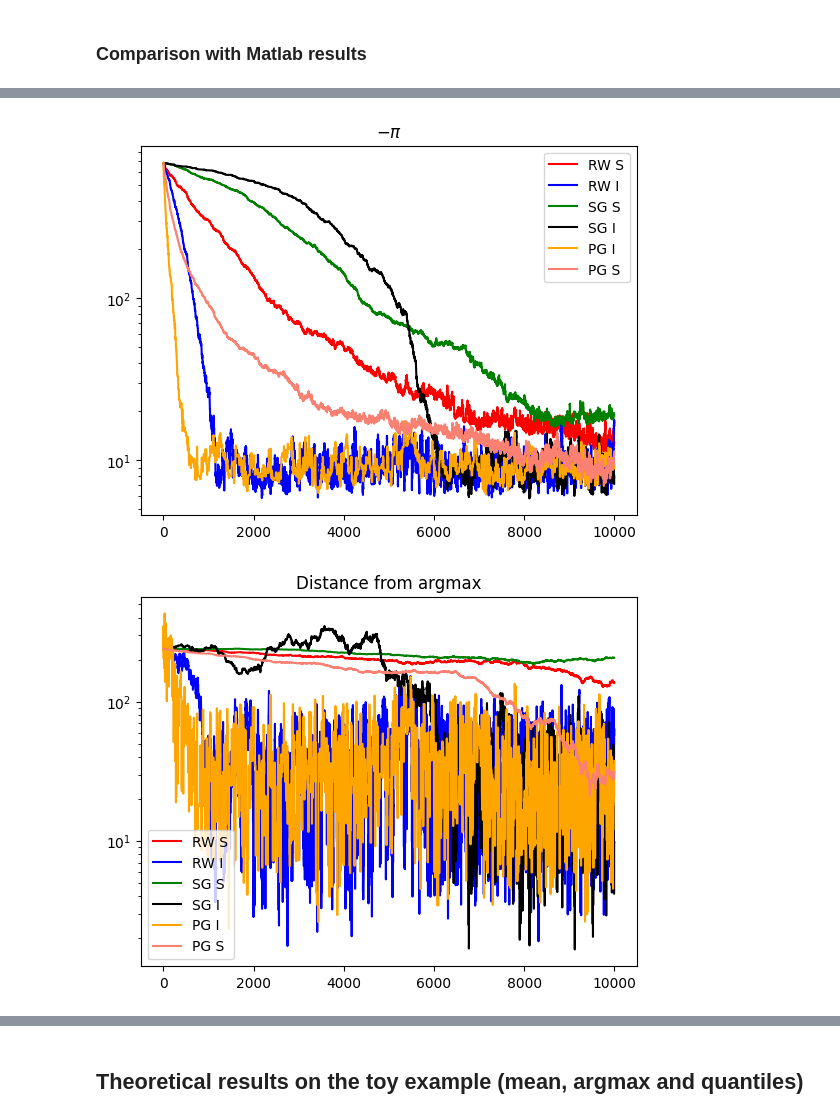
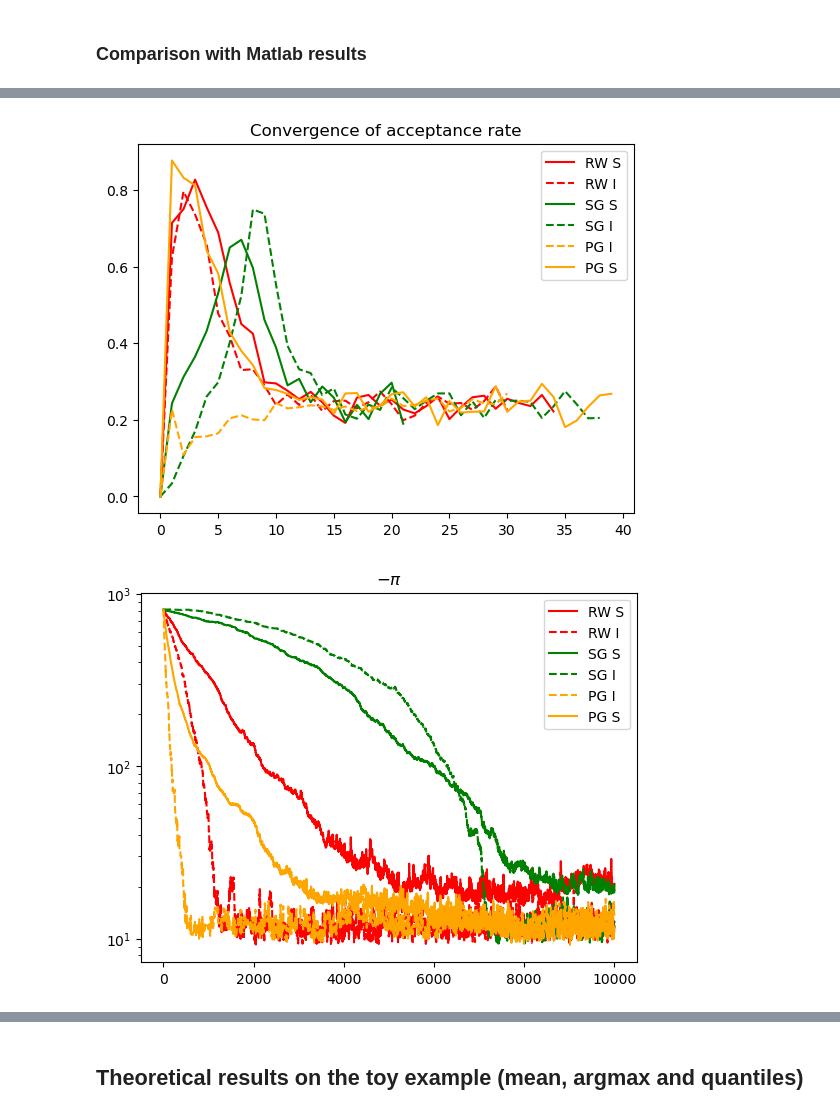
Before and after one commit to vetlerl/mcmc-epidemic, a Jupyter notebook: toy_example_graphics.ipynb, the cells around one changed output, grey strips where cells are left out. Cells and saved outputs as stored; diff of their text form; code cells hidden in the pictures.

```diff
--- a/toy_example_graphics.ipynb
+++ b/toy_example_graphics.ipynb
@@ -106,10 +106,10 @@ Y = Computation_Y_circ_test(T, a, b)
 # %% [markdown]
 ### Comparison with Matlab results
 # %%
-# theta_tab_s, accepts_s, gammas_s = MetropolisHastings_test(T, Lambda, Y, a,b, niter=1e5,method="source")
-# theta_tab_i, accepts_i, gammas_i = MetropolisHastings_test(T, Lambda, Y, a,b, niter=1e5,method="image")
-# theta_tab_ss, accepts_ss, gammas_ss = MetropolisHastings_test(T, Lambda, Y, a,b, niter=1e5,method="subdiff_source")
-# theta_tab_si, accepts_si, gammas_si = MetropolisHastings_test(T, Lambda, Y, a,b, niter=1e5,method="subdiff_image")
-# theta_tab_pi, accepts_pi, gammas_pi = MH_Prox_Image_test(T, Lambda, Y, a, b, niter=1e5)
+theta_tab_s, accepts_s, gammas_s = MetropolisHastings_test(T, Lambda, Y, a,b, niter=1e5,method="source")
+theta_tab_i, accepts_i, gammas_i = MetropolisHastings_test(T, Lambda, Y, a,b, niter=1e5,method="image")
+theta_tab_ss, accepts_ss, gammas_ss = MetropolisHastings_test(T, Lambda, Y, a,b, niter=1e5,method="subdiff_source")
+theta_tab_si, accepts_si, gammas_si = MetropolisHastings_test(T, Lambda, Y, a,b, niter=1e5,method="subdiff_image")
+theta_tab_pi, accepts_pi, gammas_pi = MH_Prox_Image_test(T, Lambda, Y, a, b, niter=1e5)
 theta_tab_ps, accepts_ps, gammas_ps = MH_Prox_Source_test(T, Lambda, Y, a, b, niter=1e5)
 # %% [output]
@@ -134,11 +123,22 @@ End of the burn-in
 plt.figure()
 plt.title("Convergence of gamma")
 plt.plot(gammas_s, color = "red", label = "RW S")
-plt.plot(gammas_i, color = "blue", label = "RW I")
+plt.plot(gammas_i, color = "red",linestyle="--", label = "RW I")
 plt.plot(gammas_ss, color = "green", label = "SG S")
-plt.plot(gammas_si, color = "black", label = "SG I")
-plt.plot(gammas_pi, color = "orange", label = "PG I")
-plt.plot(gammas_ps, color = "salmon", label = "PG S")
+plt.plot(gammas_si, color = "green",linestyle="--", label = "SG I")
+plt.plot(gammas_pi, color = "orange", linestyle="--",label = "PG I")
+plt.plot(gammas_ps, color = "orange", label = "PG S")
+plt.legend()
+plt.show()
+
+plt.figure()
+plt.title("Convergence of acceptance rate")
+plt.plot(accepts_s, color = "red", label = "RW S")
+plt.plot(accepts_i, color = "red",linestyle="--", label = "RW I")
+plt.plot(accepts_ss, color = "green", label = "SG S")
+plt.plot(accepts_si, color = "green",linestyle="--", label = "SG I")
+plt.plot(accepts_pi, color = "orange", linestyle="--",label = "PG I")
+plt.plot(accepts_ps, color = "orange", label = "PG S")
 plt.legend()
 plt.show()
 
@@ -149,11 +149,11 @@ U, Delta, Vt = BuildUVDelta(D)
 A = BuildA(Delta, Vt)
 sh = Buildsh(T,a,b)
 plt.plot(-LogDistributionPi_Tab(theta_tab_s[:10000], Y, A, D, sh, Lambda), color = "red", label = "RW S")
-plt.plot(-LogDistributionPi_Tab(theta_tab_i[:10000], Y, A, D, sh, Lambda), color = "blue", label = "RW I")
+plt.plot(-LogDistributionPi_Tab(theta_tab_i[:10000], Y, A, D, sh, Lambda), color = "red",linestyle="--", label = "RW I")
 plt.plot(-LogDistributionPi_Tab(theta_tab_ss[:10000], Y, A, D, sh, Lambda), color = "green", label = "SG S")
-plt.plot(-LogDistributionPi_Tab(theta_tab_si[:10000], Y, A, D, sh, Lambda), color = "black", label = "SG I")
-plt.plot(-LogDistributionPi_Tab(theta_tab_pi[:10000], Y, A, D, sh, Lambda), color = "orange", label = "PG I")
-plt.plot(-LogDistributionPi_Tab(theta_tab_ps[:10000], Y, A, D, sh, Lambda), color = "salmon", label = "PG S")
+plt.plot(-LogDistributionPi_Tab(theta_tab_si[:10000], Y, A, D, sh, Lambda), color = "green",linestyle="--", label = "SG I")
+plt.plot(-LogDistributionPi_Tab(theta_tab_pi[:10000], Y, A, D, sh, Lambda), color = "orange",linestyle="--", label = "PG I")
+plt.plot(-LogDistributionPi_Tab(theta_tab_ps[:10000], Y, A, D, sh, Lambda), color = "orange", label = "PG S")
 plt.yscale("log")
 plt.legend()
 plt.show()
@@ -162,11 +162,11 @@ plt.figure()
 plt.title("Distance from argmax")
 argmax = ComputeArgmax(T, Lambda, Y,a,b)[0]
 plt.plot(np.linalg.norm(theta_tab_s[:10000]-argmax,axis=1), color = "red", label = "RW S")
-plt.plot(np.linalg.norm(theta_tab_i[:10000]-argmax,axis=1), color = "blue", label = "RW I")
+plt.plot(np.linalg.norm(theta_tab_i[:10000]-argmax,axis=1), color = "red",linestyle="--", label = "RW I")
 plt.plot(np.linalg.norm(theta_tab_ss[:10000]-argmax,axis=1), color = "green", label = "SG S")
-plt.plot(np.linalg.norm(theta_tab_si[:10000]-argmax,axis=1), color = "black", label = "SG I")
-plt.plot(np.linalg.norm(theta_tab_pi[:10000]-argmax,axis=1), color = "orange", label = "PG I")
-plt.plot(np.linalg.norm(theta_tab_ps[:10000]-argmax,axis=1), color = "salmon", label = "PG S")
+plt.plot(np.linalg.norm(theta_tab_si[:10000]-argmax,axis=1), color = "green",linestyle="--", label = "SG I")
+plt.plot(np.linalg.norm(theta_tab_pi[:10000]-argmax,axis=1), color = "orange",linestyle="--", label = "PG I")
+plt.plot(np.linalg.norm(theta_tab_ps[:10000]-argmax,axis=1), color = "orange", label = "PG S")
 plt.yscale("log")
 plt.legend()
 plt.show()
@@ -175,2 +175,2 @@ plt.show()
-[figure, old version]
+[figure, new version]
-[figure, old version]
+[figure, new version]
```
Also changed, not shown: parts of 14 cells of this notebook, 3 other files.
